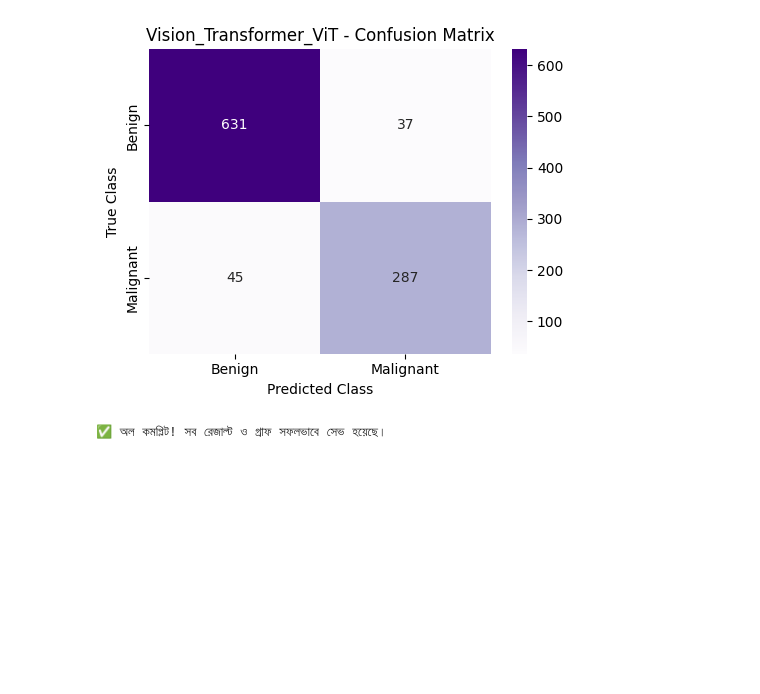
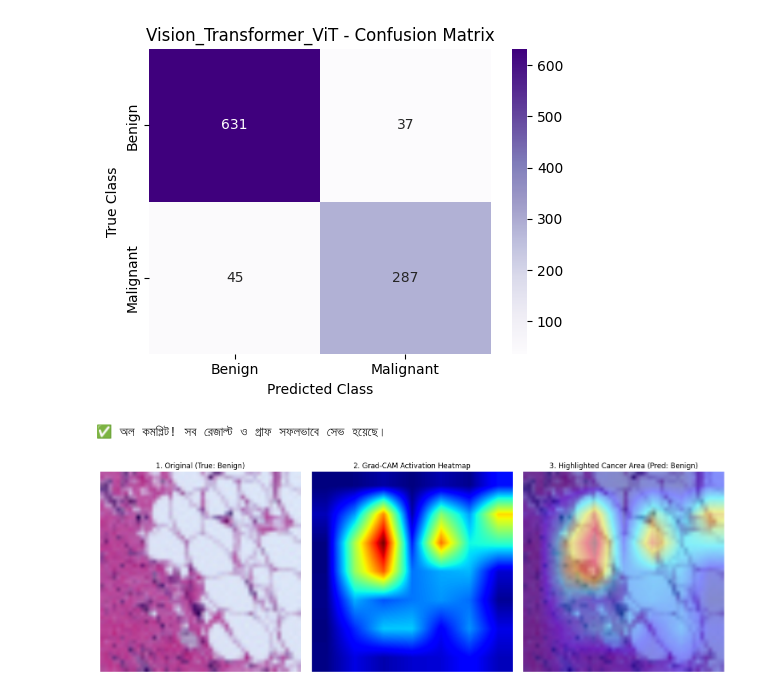
Before and after one commit to MaksudaMostofaMunmun/LAB_TEST_REPO, a Jupyter notebook: thesis.ipynb, the cells around one changed output. Drawn from its saved outputs; the diff is of its cells as text; code cells hidden in the pictures; blank space fills up the shorter version.

```diff
--- a/thesis.ipynb
+++ b/thesis.ipynb
@@ -283,3 +281,97 @@ Malignant (1)       0.89      0.86      0.88       332
  weighted avg       0.92      0.92      0.92      1000
 [figure]
 ✅ অল কমপ্লিট! সব রেজাল্ট ও গ্রাফ সফলভাবে সেভ হয়েছে।
+# %%
+# ==========================================
+# STEP 5: Explainable AI (Grad-CAM)
+# ==========================================
+import cv2
+import torch
+import numpy as np
+import matplotlib.pyplot as plt
+
+# Grad-CAM Class implementation
+class GradCAM:
+    def __init__(self, model, target_layer):
+        self.model = model
+        self.target_layer = target_layer
+        self.gradients = None
+        self.activations = None
+
+        # Hooks for capturing gradients and activations
+        target_layer.register_forward_hook(self.save_activation)
+        target_layer.register_full_backward_hook(self.save_gradient)
+
+    def save_activation(self, module, input, output):
+        self.activations = output
+
+    def save_gradient(self, module, grad_input, grad_output):
+        self.gradients = grad_output[0]
+
+    def generate_heatmap(self, input_image, target_class=None):
+        self.model.eval()
+        output = self.model(input_image)
+
+        if target_class is None:
+            target_class = torch.argmax(output, dim=1).item()
+
+        self.model.zero_grad()
+        class_score = output[0, target_class]
+        class_score.backward()
+
+        gradients = self.gradients.data.cpu().numpy()[0]
+        activations = self.activations.data.cpu().numpy()[0]
+
+        weights = np.mean(gradients, axis=(1, 2))
+        cam = np.zeros(activations.shape[1:], dtype=np.float32)
+
+        for i, w in enumerate(weights):
+            cam += w * activations[i]
+
+        cam = np.maximum(cam, 0)
+        cam = cv2.resize(cam, (224, 224))
+        cam = cam - np.min(cam)
+        cam = cam / np.max(cam)
+        return cam, target_class
+
+# ১. ResNet50 এর শেষ কনভোল্যুশনাল লেয়ার ধরা (layer4)
+grad_cam = GradCAM(resnet_model, resnet_model.layer4[-1])
+
+# ২. টেস্ট সেট থেকে ১টি ক্যানসার ইমেজ নিয়ে Grad-CAM রান করা
+sample_img, true_label = test_dataset[0]
+input_tensor = sample_img.unsqueeze(0).to(device)
+
+heatmap, pred_class = grad_cam.generate_heatmap(input_tensor)
+
+# ৩. ভিজ্যুয়ালাইজেশন (Original vs Grad-CAM Heatmap)
+orig_img = sample_img.permute(1, 2, 0).cpu().numpy()
+orig_img = (orig_img - orig_img.min()) / (orig_img.max() - orig_img.min())
+
+heatmap_color = cv2.applyColorMap(np.uint8(255 * heatmap), cv2.COLORMAP_JET)
+heatmap_color = cv2.cvtColor(heatmap_color, cv2.COLOR_BGR2RGB) / 255.0
+
+overlay = 0.6 * orig_img + 0.4 * heatmap_color
+overlay = overlay / np.max(overlay)
+
+class_names = ['Benign', 'Malignant']
+
+fig, axes = plt.subplots(1, 3, figsize=(15, 5))
+axes[0].imshow(orig_img)
+axes[0].set_title(f"1. Original (True: {class_names[true_label]})")
+axes[0].axis("off")
+
+axes[1].imshow(heatmap, cmap='jet')
+axes[1].set_title("2. Grad-CAM Activation Heatmap")
+axes[1].axis("off")
+
+axes[2].imshow(overlay)
+axes[2].set_title(f"3. Highlighted Cancer Area (Pred: {class_names[pred_class]})")
+axes[2].axis("off")
+
+plt.tight_layout()
+plt.savefig("GradCAM_Explainable_AI.png", dpi=300)
+plt.show()
+
+print("✅ Grad-CAM Explainable AI Visual successfully generated & saved!")
+# %% [output]
+[figure, added]
```
Also changed, not shown: parts of 3 cells of this notebook.
